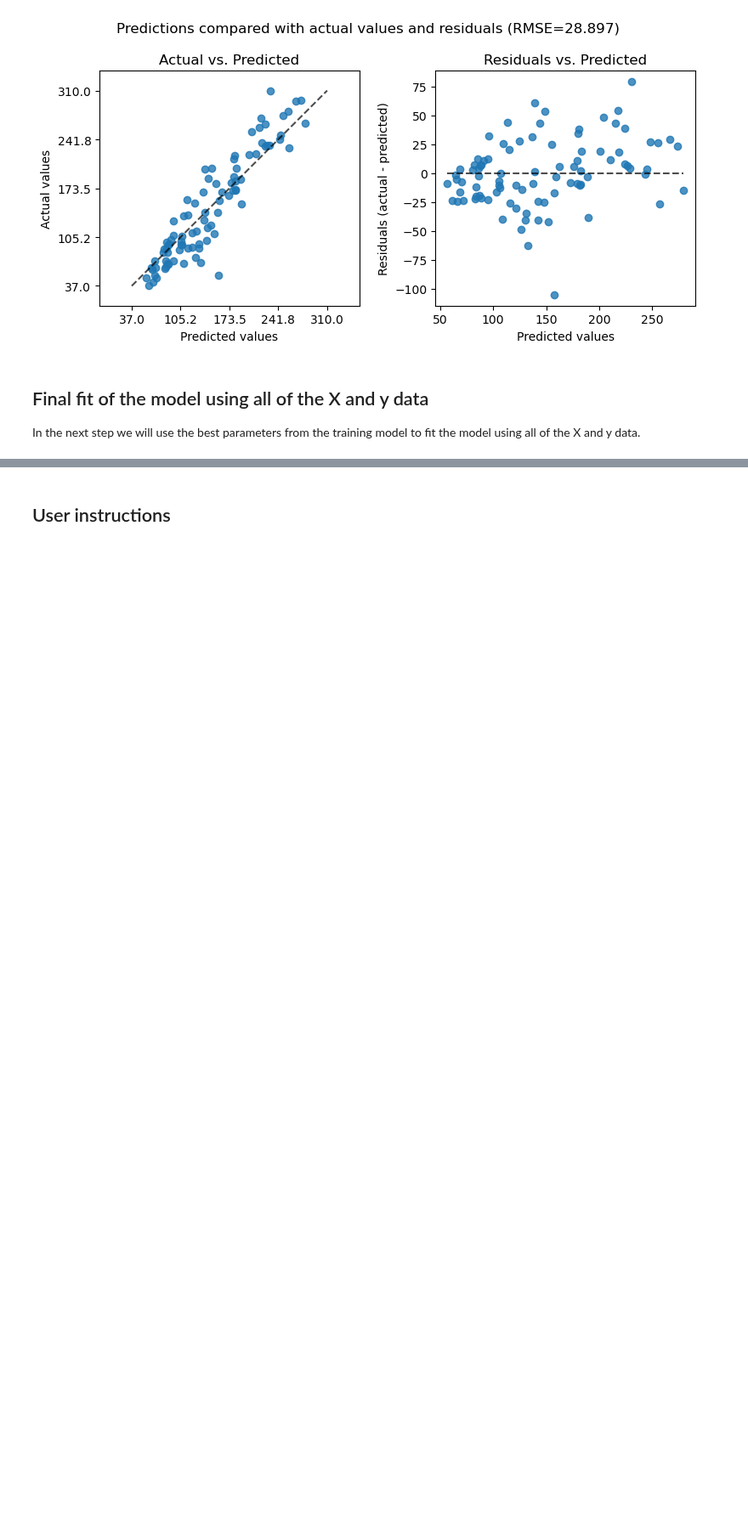
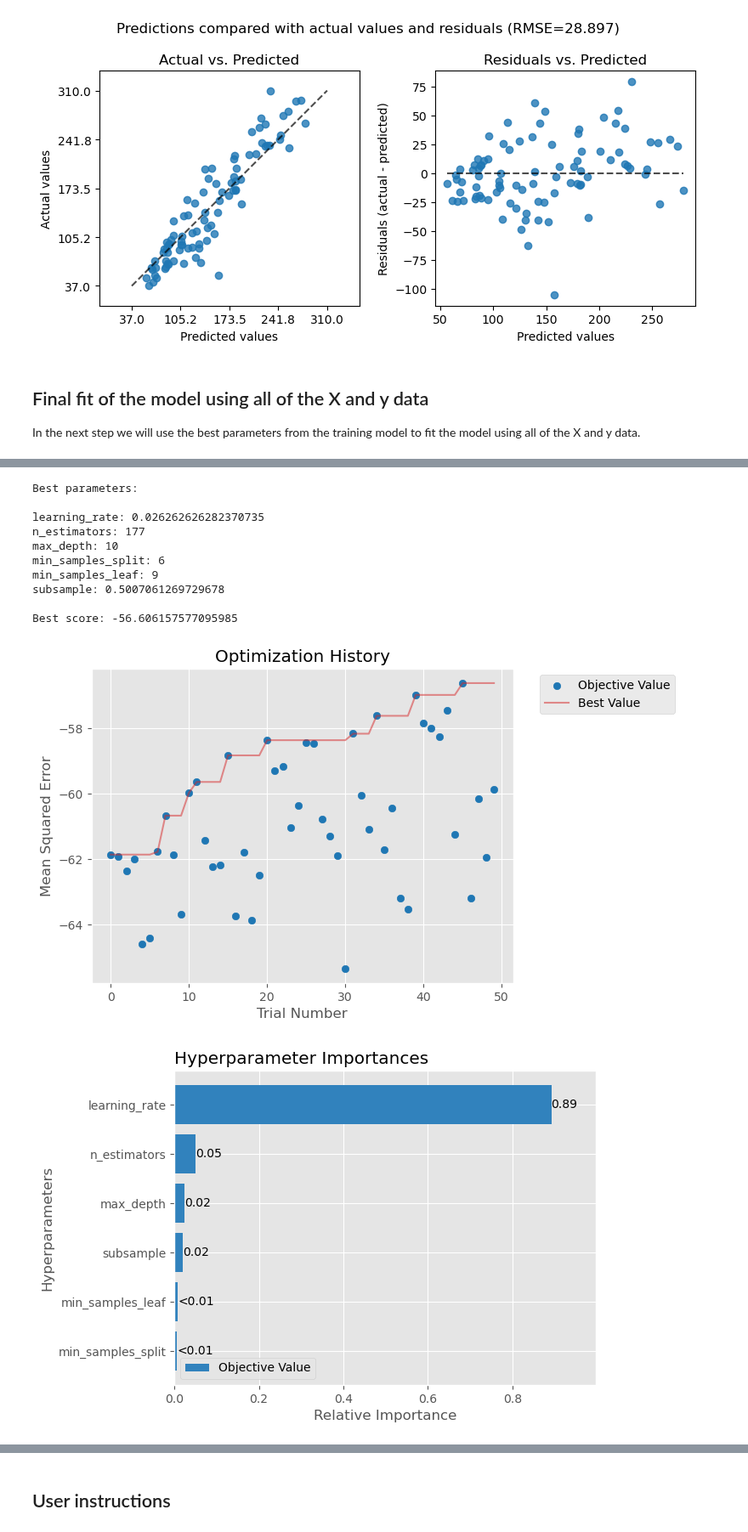
Before and after one commit to gjpelletier/EasyMLR, a Jupyter notebook: Example_GradientBoostingRegressor_auto.ipynb, the cells around one changed output, grey strips where cells are left out. Shown at 85% size. Drawn from its saved outputs; the diff is of its cells as text; code cells hidden in the pictures; blank space fills up the shorter version.

```diff
--- a/Example_GradientBoostingRegressor_auto.ipynb
+++ b/Example_GradientBoostingRegressor_auto.ipynb
@@ -101,0 +103,16 @@ Time elapsed: 0.40 sec
+# %%
+from EasyMLR import show_optuna
+show_optuna(train_output['optuna_study'])
+# %% [output]
+Best parameters:
+
+learning_rate: 0.026262626282370735
+n_estimators: 177
+max_depth: 10
+min_samples_split: 6
+min_samples_leaf: 9
+subsample: 0.5007061269729678
+
+Best score: -56.606157577095985
+[figure, added]
+[figure, added]
```
Also changed, not shown: parts of 6 cells of this notebook, 3 other files.
